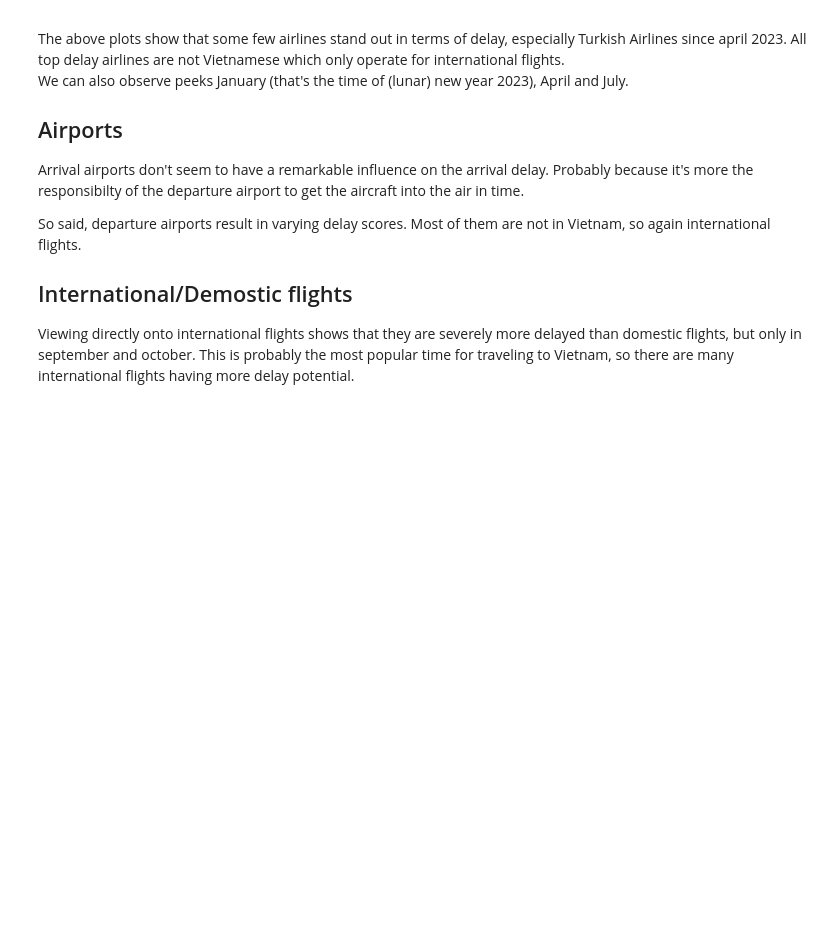
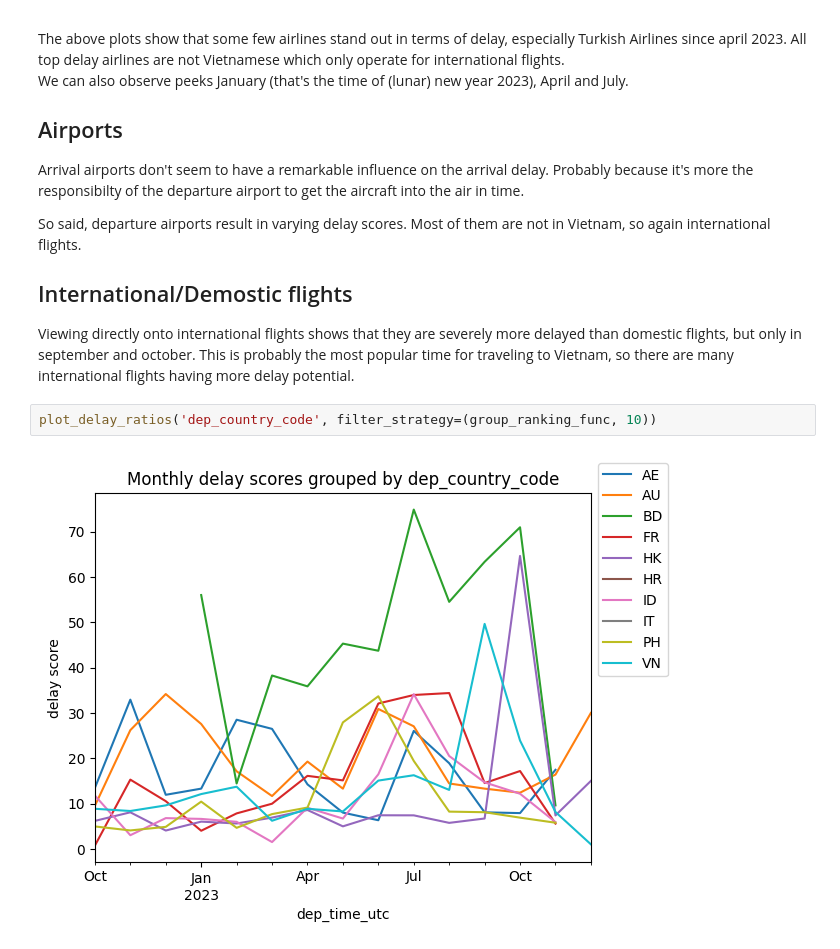
Before and after one commit to jkruke/airline-delay-prediction, a Jupyter notebook: analysis/EDA.ipynb, the cells around one changed output. Drawn from its saved outputs; the diff is of its cells as text; blank space fills up the shorter version.

Commit message:
plot delay scores by dep_country_code

```diff
--- a/analysis/EDA.ipynb
+++ b/analysis/EDA.ipynb
@@ -172,3 +172,7 @@ Most of them are not in Vietnam, so again international flights.
 ## International/Demostic flights
 Viewing directly onto international flights shows that they are severely more delayed than domestic flights, but only in september and october.
 This is probably the most popular time for traveling to Vietnam, so there are many international flights having more delay potential.
+# %%
+plot_delay_ratios('dep_country_code', filter_strategy=(group_ranking_func, 10))
+# %% [output]
+[figure, added]
```
